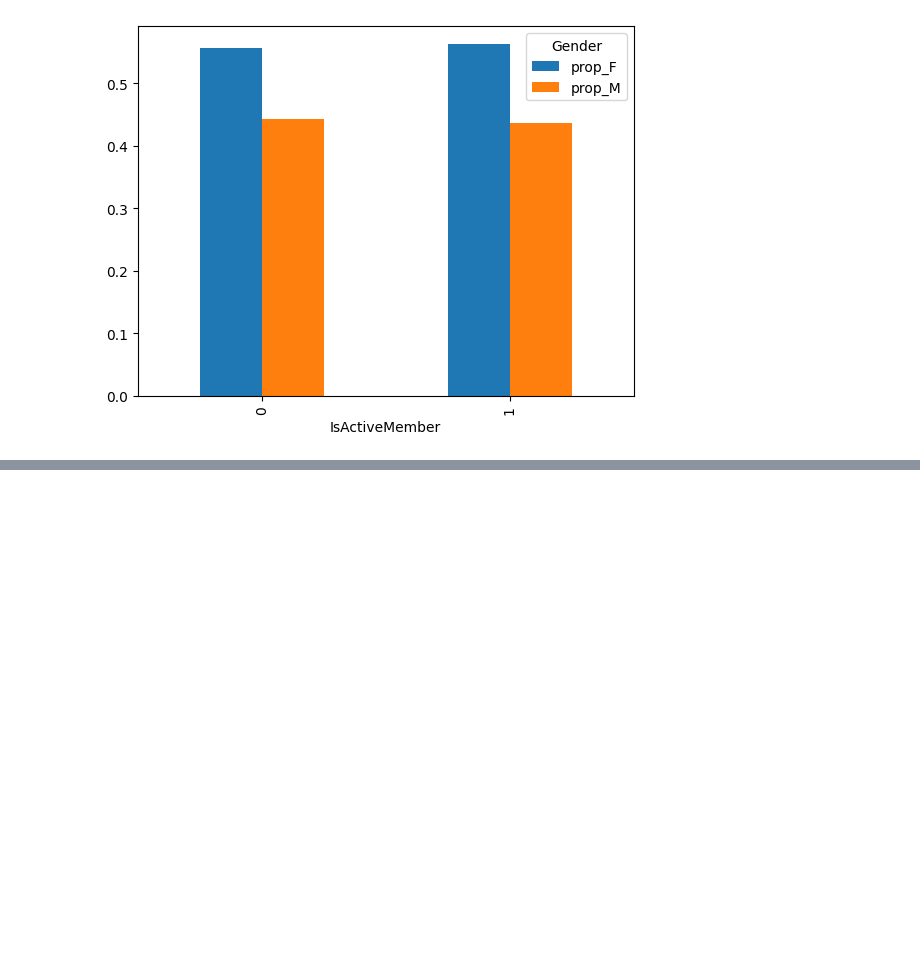
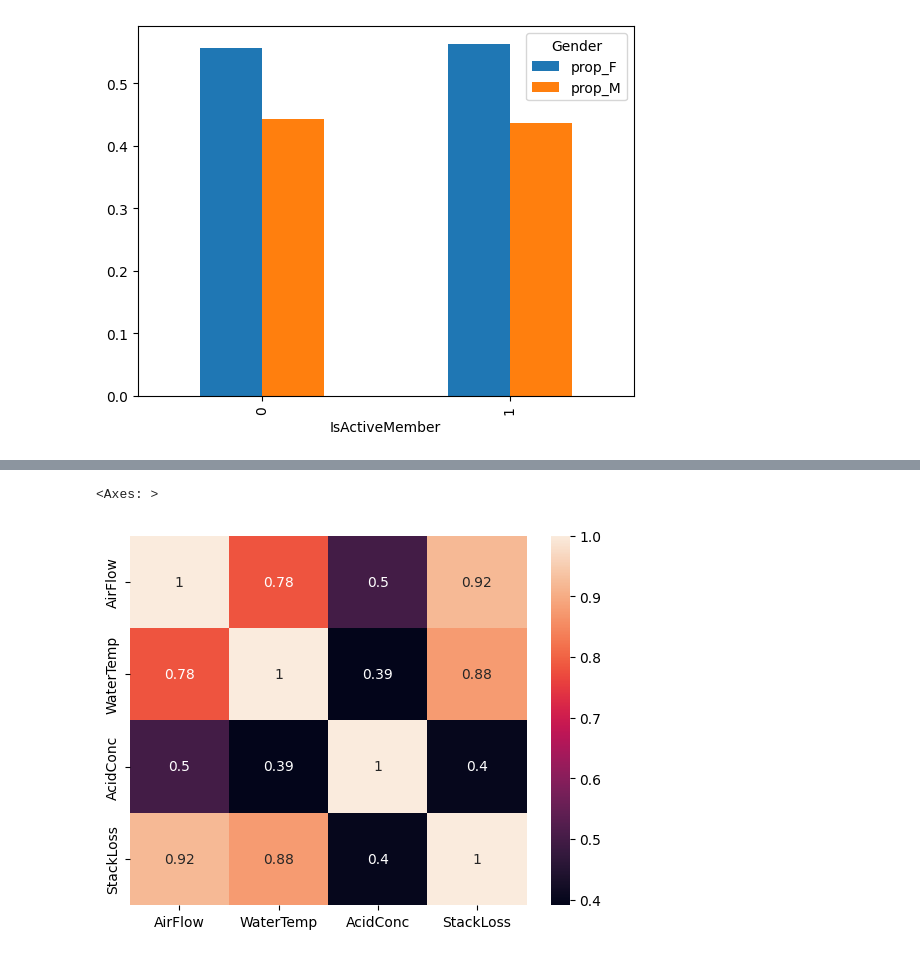
Before and after one commit to Omkar210/Statistics-and-ML, a Jupyter notebook: Day8.ipynb, the cells around one changed output, grey strips where cells are left out. Saved outputs shown, nothing was run; the diff lists cells and outputs as text; code cells hidden in the pictures; blank space fills up the shorter version.

```diff
--- a/Day8.ipynb
+++ b/Day8.ipynb
@@ -384,0 +433,3 @@ tb1
+# %%
+df = pd.read_excel('CDAC_DataBook.xlsx',sheet_name='stackloss')
+df.head()
@@ -384,0 +451,5 @@ tb1
+# %%
+sns.heatmap(df.corr(),annot=True)
+# %% [output]
+<Axes: >
+[figure, added]
```
Also changed, not shown: parts of 11 cells of this notebook.
